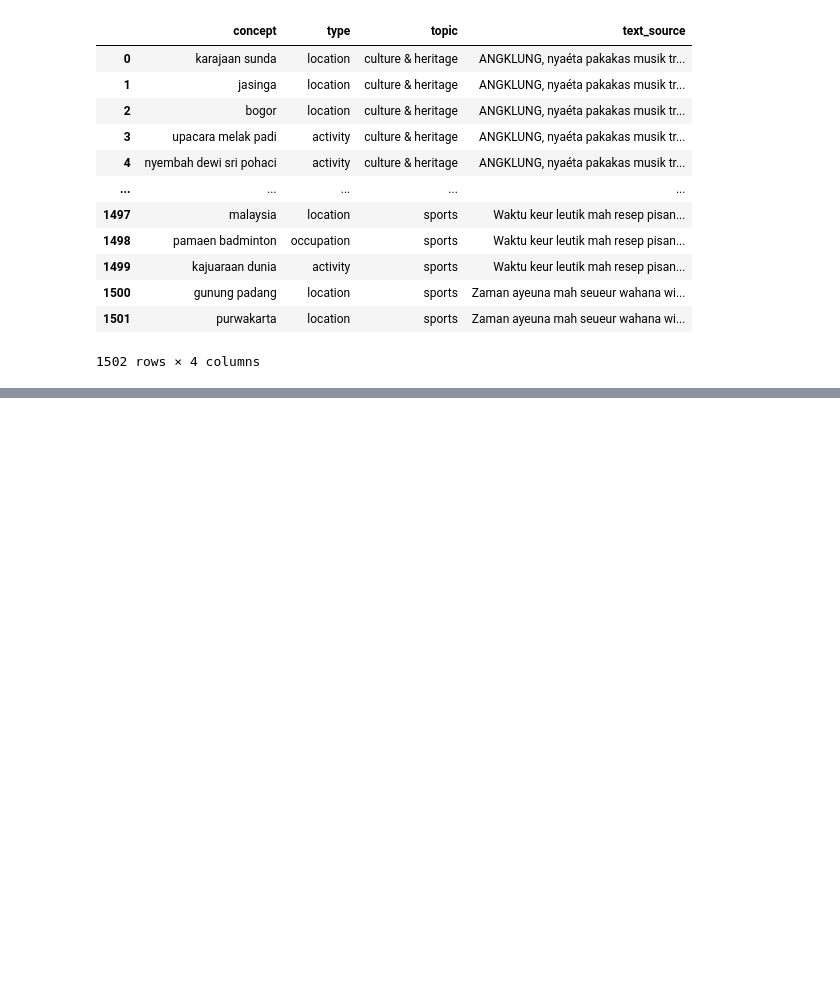
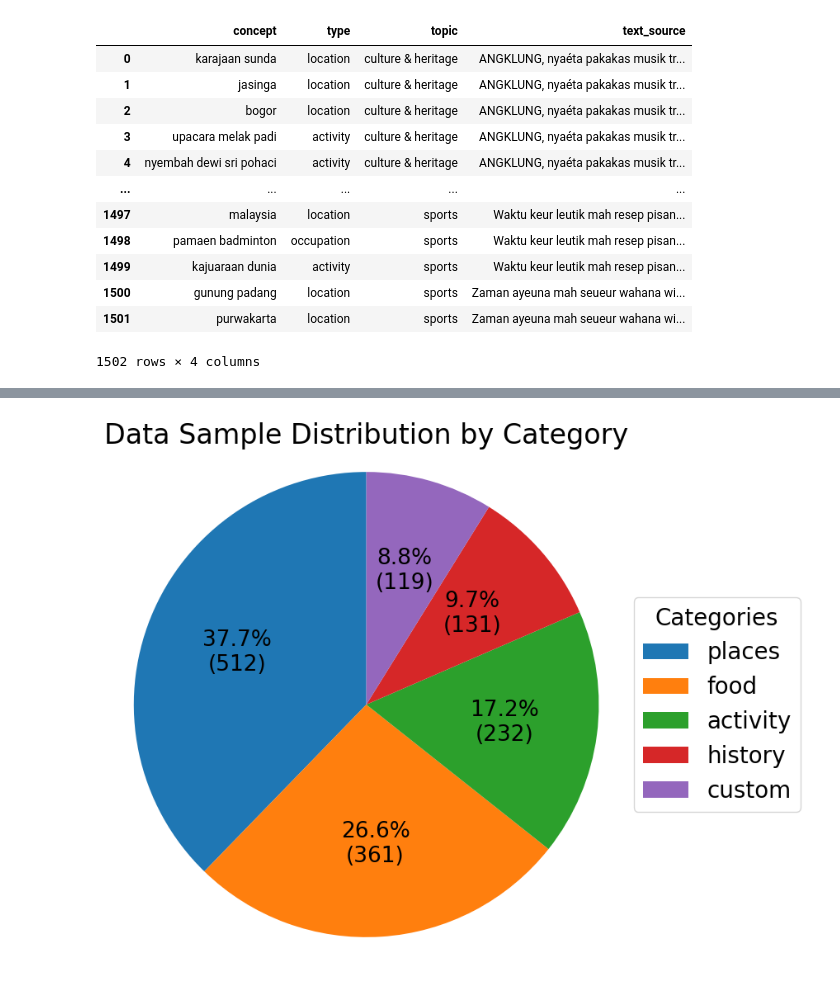
Before and after one commit to rifkiaputri/id-csqa, a Jupyter notebook: concept_extraction.ipynb, the cells around one changed output, grey strips where cells are left out. Drawn from its saved outputs; the diff is of its cells as text; code cells hidden in the pictures; blank space fills up the shorter version.

```diff
--- a/concept_extraction.ipynb
+++ b/concept_extraction.ipynb
@@ -285,0 +320,20 @@ concepts_by_csqa_topic_df.to_csv(f"{out_parent_dir}{dset_name_out}_test_concepts
+# %%
+plt.figure(figsize=(8, 8))
+data = category_counts.values
+labels = category_counts.index
+total = sum(data)
+
+# Format the percentage and total data count in the autopct label
+def func(pct):
+    absolute = int(pct/100.*total)
+    return f"{pct:.1f}%\n({absolute})"
+
+plt.pie(data, autopct=func, startangle=90, textprops={'fontsize': 19})
+plt.title(f'Data Sample Distribution by Category')
+
+plt.legend(labels, title="Categories", loc="center left", bbox_to_anchor=(1, 0.5))
+
+plt.axis('equal')  # Equal aspect ratio ensures that the pie chart is circular.
+plt.show()
+# %% [output]
+[figure, added]
```
Also changed, not shown: parts of 6 cells of this notebook.
